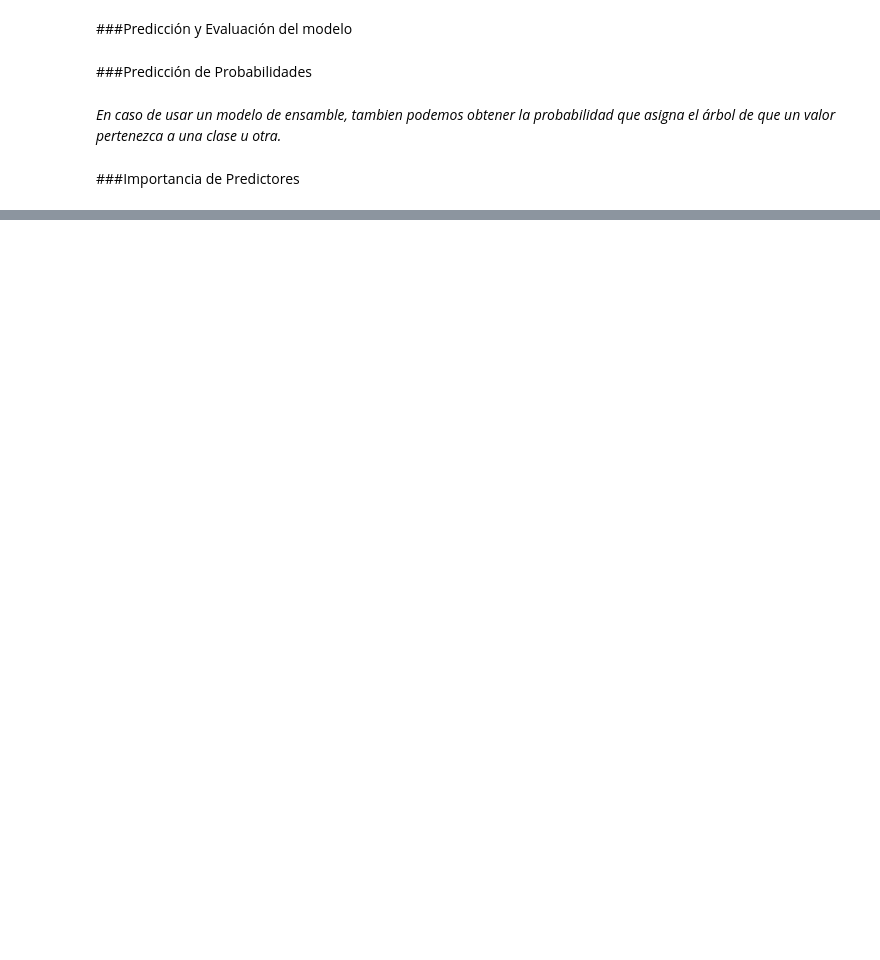
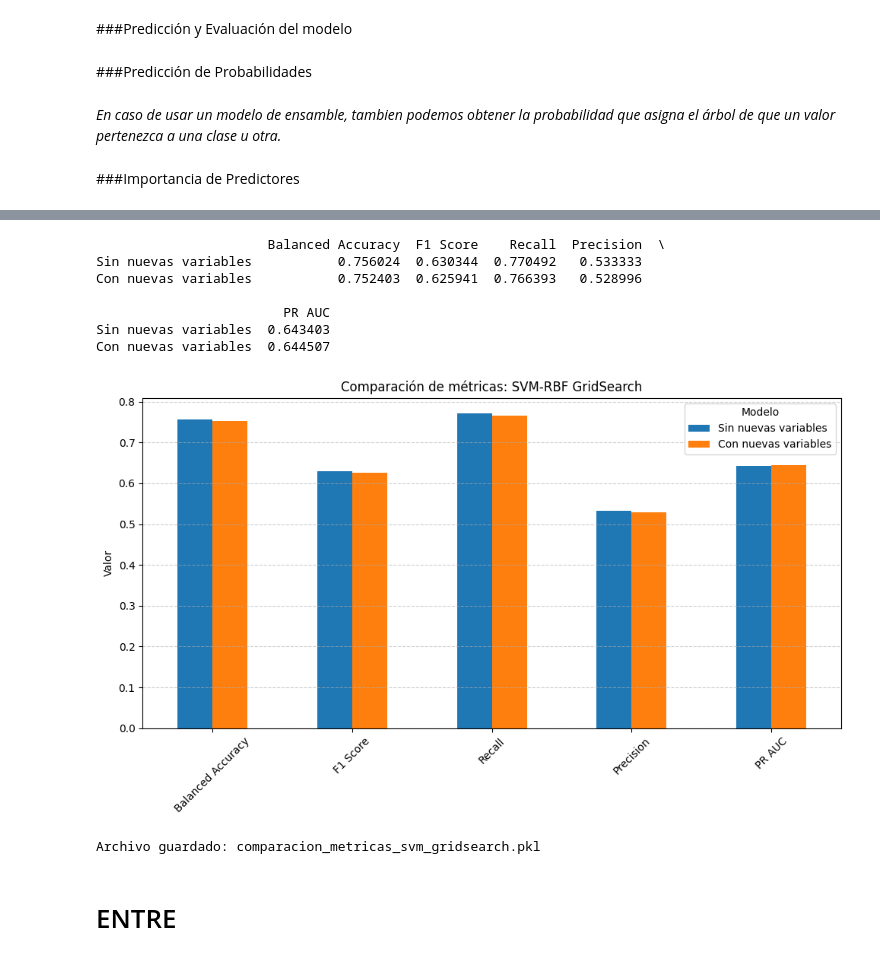
Before and after one commit to LeoKele/proyecto_lab_cs_datos_streamlit, a Jupyter notebook: TP_FINAL.ipynb, the cells around one changed output, grey strips where cells are left out. Saved outputs shown, nothing was run; the diff lists cells and outputs as text; code cells hidden in the pictures; blank space fills up the shorter version.

```diff
--- a/TP_FINAL.ipynb
+++ b/TP_FINAL.ipynb
@@ -595,0 +1143,57 @@ df_resultados
+# %%
+import pandas as pd
+import matplotlib.pyplot as plt
+
+# Supone que ya corriste ambos entrenamientos y tenés las métricas:
+# balanced_acc_final, f1_final, recall_final, precision_final, pr_auc_final (sin nuevas variables)
+# balanced_acc, f1, recall, precision, pr_auc (con nuevas variables)
+
+# Guardá las métricas en diccionarios
+metricas_sin_nuevas = {
+    'Balanced Accuracy': balanced_acc_final,
+    'F1 Score': f1_final,
+    'Recall': recall_final,
+    'Precision': precision_final,
+    'PR AUC': pr_auc_final
+}
+
+metricas_con_nuevas = {
+    'Balanced Accuracy': balanced_acc,
+    'F1 Score': f1,
+    'Recall': recall,
+    'Precision': precision,
+    'PR AUC': pr_auc
+}
+
+# Crear DataFrame comparativo
+df_comp = pd.DataFrame([metricas_sin_nuevas, metricas_con_nuevas],
+                       index=['Sin nuevas variables', 'Con nuevas variables'])
+print(df_comp)
+
+# Gráfico comparativo
+df_comp.T.plot(kind='bar', figsize=(10,6))
+plt.title('Comparación de métricas: SVM-RBF GridSearch')
+plt.ylabel('Valor')
+plt.xticks(rotation=45)
+plt.legend(title='Modelo')
+plt.grid(axis='y', linestyle='--', alpha=0.6)
+plt.tight_layout()
+plt.show()
+# %% [output]
+                      Balanced Accuracy  F1 Score    Recall  Precision  \
+Sin nuevas variables           0.756024  0.630344  0.770492   0.533333
+Con nuevas variables           0.752403  0.625941  0.766393   0.528996
+
+                        PR AUC
+Sin nuevas variables  0.643403
+Con nuevas variables  0.644507
+[figure, added]
+# %%
+# ...existing code...
+
+# Guardar el DataFrame comparativo en un archivo pickle
+df_comp.to_pickle("comparacion_metricas_svm_gridsearch.pkl")
+print("Archivo guardado: comparacion_metricas_svm_gridsearch.pkl")
+# ...existing code...
+# %% [output]
+Archivo guardado: comparacion_metricas_svm_gridsearch.pkl
@@ -595,0 +1202,2 @@ df_resultados
+# %% [markdown]
+# ENTRE
```
Also changed, not shown: parts of 32 cells of this notebook, 14 other files.
